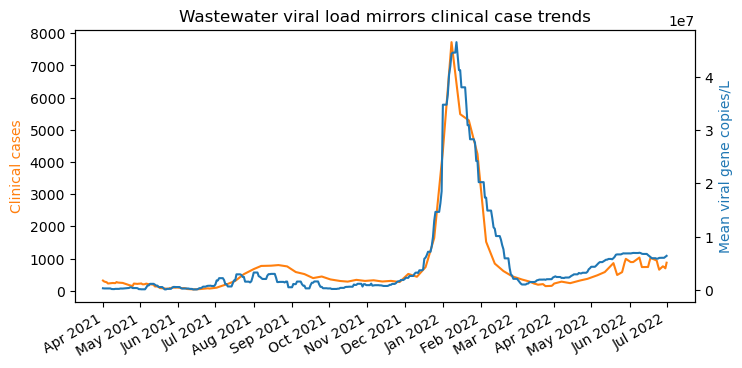
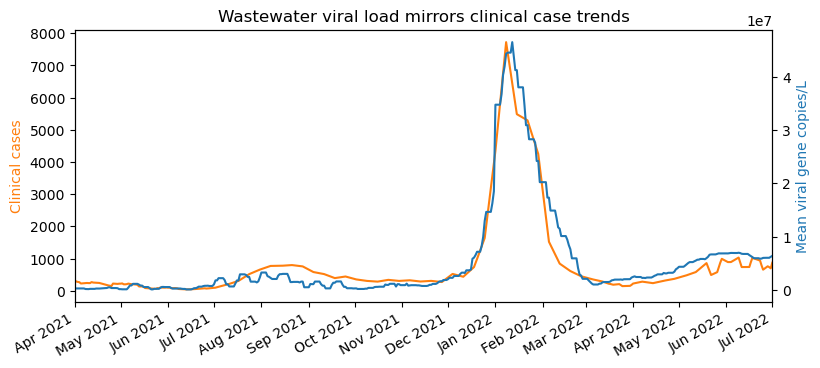
Code edit (unified diff) that turned the first committed figure into the second:
--- before
+++ after
@@ -84,5 +84,8 @@
 # ax.set_xlabel("Days after detection")
 
-fig, ax = plt.subplots(figsize=(8, 4))
+xmin = pd.to_datetime("2021-04-01")
+xmax = pd.to_datetime("2022-07-01")
+
+fig, ax = plt.subplots(figsize=(9, 4))
 ax.plot(cdf.index,cdf['cases'],color='#ff7f0e')
 ax.set_title('Wastewater viral load mirrors clinical case trends')
@@ -91,4 +94,5 @@
 ax.set_ylabel('Clinical cases',color='#ff7f0e')
 ax2.set_ylabel('Mean viral gene copies/L',color='#1f77b4')
+ax.set_xlim(xmin, xmax)
 ax.xaxis.set_major_locator(mdates.MonthLocator(bymonthday=1))
 ax.xaxis.set_minor_locator(mticker.NullLocator())

Commit: up to date